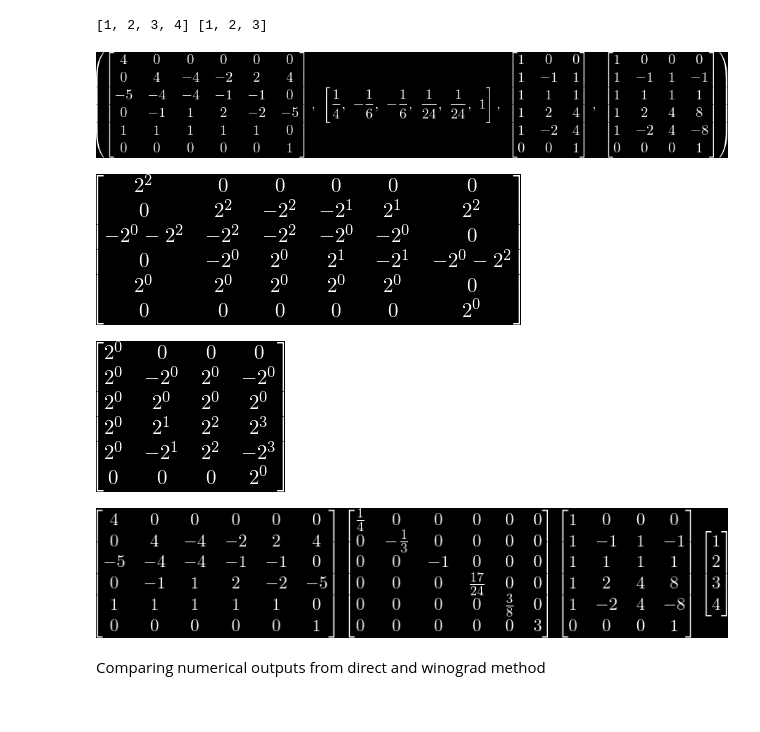
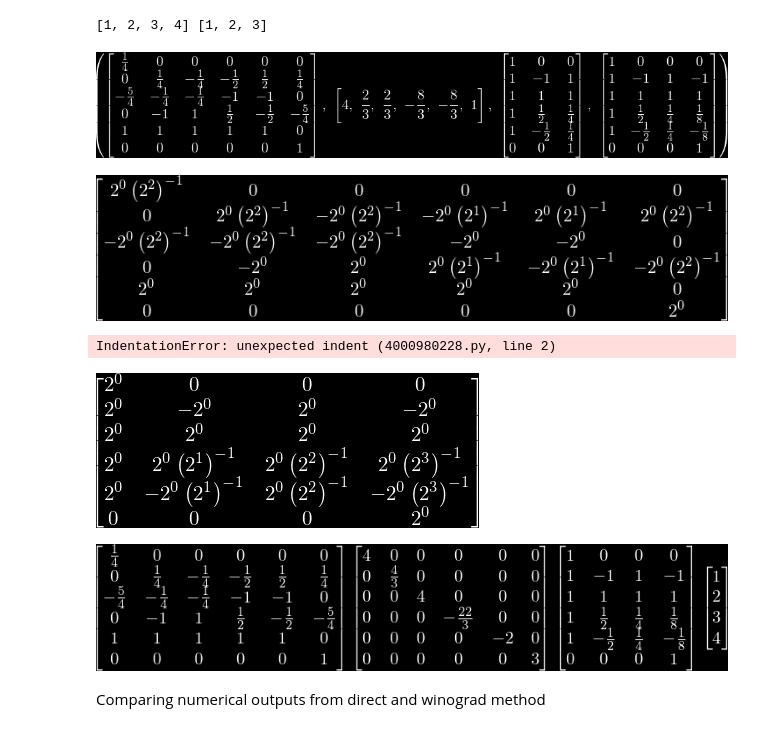
Before and after one commit to tarsioonofrio/fast-convolution-rtl, a Jupyter notebook: blahut5.2toom-cook4x3.ipynb, the cells around one changed output. Saved outputs shown, nothing was run; the diff lists cells and outputs as text; code cells hidden in the pictures.

```diff
--- a/blahut5.2toom-cook4x3.ipynb
+++ b/blahut5.2toom-cook4x3.ipynb
@@ -33,7 +33,7 @@ print(d_values, g_values)
 # %% [output]
 [1, 2, 3, 4] [1, 2, 3]
 # %%
-c_mtx, cq, b_mtx, a_mtx = toom_cook(d_num, g_num, [0, -1, 1, 2, -2, np.inf])
+c_mtx, cq, b_mtx, a_mtx = toom_cook(d_num, g_num, [0, -1, 1, 1/2, -1/2, np.inf])
 c_mtx, cq, b_mtx, a_mtx
 # %% [output]
-[figure, old version]
+[figure, new version]
@@ -93,18 +40,23 @@ c_mtx, cq, b_mtx, a_mtx
 # %%
 log2_matrix(log2_lst(c_mtx))
 # %% [output]
-[figure, old version]
+[figure, new version]
+# %%
+#with sy.evaluate(False):
+sy.UnevaluatedExpr(sy.Pow(2, 2, evaluate=False)) * sy.Pow(sy.UnevaluatedExpr(sy.Pow(2, 3, evaluate=False)), -1, evaluate=False)
+# %% [output]
+IndentationError: unexpected indent (4000980228.py, line 2)
 # %%
 log2_matrix(log2_lst(a_mtx))
 # %% [output]
-[figure, old version]
+[figure, new version]
 # %%
 bg_mtx = g2bg(cq, b_mtx, g_values)
 # %%
 s = sy.MatMul(c_mtx, bg_mtx, a_mtx, sy.Matrix(d_values))
 s
 # %% [output]
-[figure, old version]
+[figure, new version]
 # %% [markdown]
 Comparing numerical outputs from direct and winograd method
 # %%
```
Also changed, not shown: parts of 4 cells of this notebook, 1 other file.
